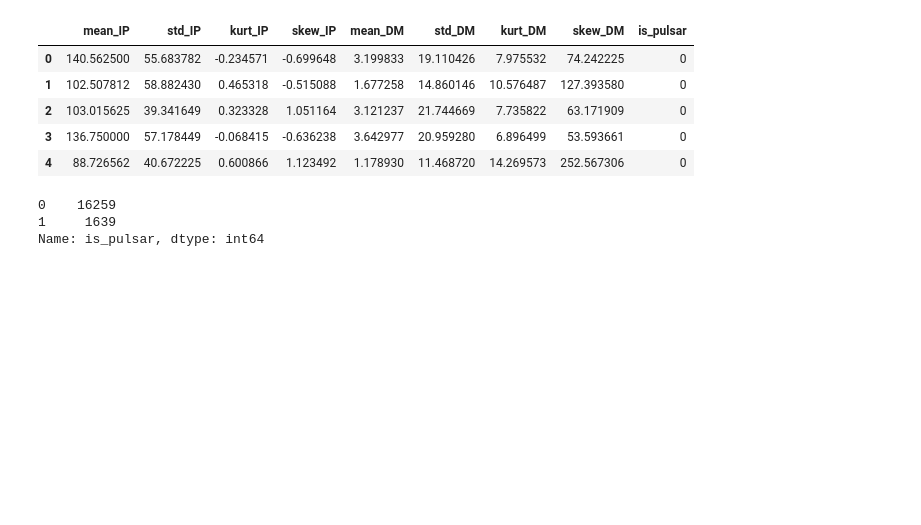
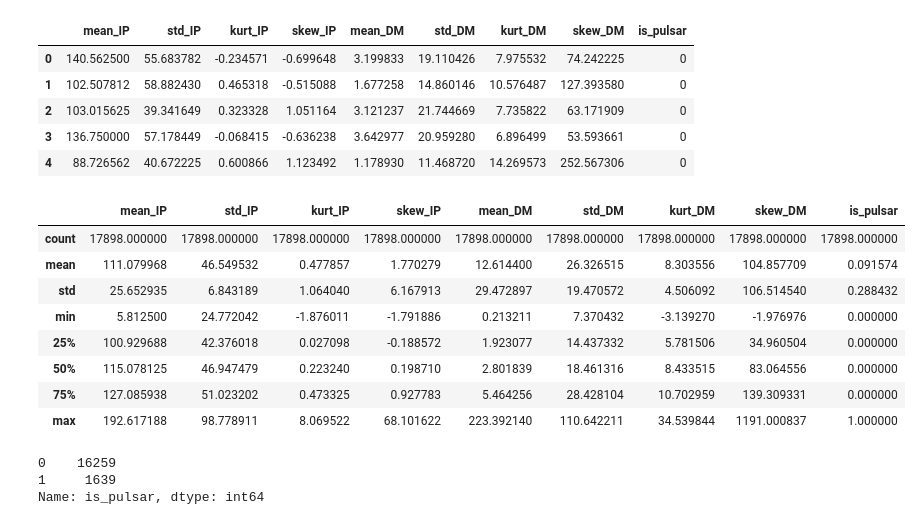
Before and after one commit to MrCycler/ML_PULSAR_CLASSIFICATION_PROJECT, a Jupyter notebook: PREPROCESAMIENTO DE DATA/Pre-visualización de datos.ipynb, the cells around one changed output. Cells and saved outputs as stored; diff of their text form; code cells hidden in the pictures; blank space fills up the shorter version.

```diff
--- a/PREPROCESAMIENTO DE DATA/Pre-visualización de datos.ipynb
+++ b/PREPROCESAMIENTO DE DATA/Pre-visualización de datos.ipynb
@@ -35,6 +44,18 @@ data_pulsar.head()
 | 2 | 103.015625 | 39.341649 | 0.323328 | 1.051164 | 3.121237 | 21.744669 | 7.735822 | 63.171909 | 0 |
 | 3 | 136.750000 | 57.178449 | -0.068415 | -0.636238 | 3.642977 | 20.959280 | 6.896499 | 53.593661 | 0 |
 | 4 | 88.726562 | 40.672225 | 0.600866 | 1.123492 | 1.178930 | 11.468720 | 14.269573 | 252.567306 | 0 |
+# %%
+data_pulsar.describe()
+# %% [output]
+|  | mean_IP | std_IP | kurt_IP | skew_IP | mean_DM | std_DM | kurt_DM | skew_DM | is_pulsar |
+| count | 17898.000000 | 17898.000000 | 17898.000000 | 17898.000000 | 17898.000000 | 17898.000000 | 17898.000000 | 17898.000000 | 17898.000000 |
+| mean | 111.079968 | 46.549532 | 0.477857 | 1.770279 | 12.614400 | 26.326515 | 8.303556 | 104.857709 | 0.091574 |
+| std | 25.652935 | 6.843189 | 1.064040 | 6.167913 | 29.472897 | 19.470572 | 4.506092 | 106.514540 | 0.288432 |
+| min | 5.812500 | 24.772042 | -1.876011 | -1.791886 | 0.213211 | 7.370432 | -3.139270 | -1.976976 | 0.000000 |
+| 25% | 100.929688 | 42.376018 | 0.027098 | -0.188572 | 1.923077 | 14.437332 | 5.781506 | 34.960504 | 0.000000 |
+| 50% | 115.078125 | 46.947479 | 0.223240 | 0.198710 | 2.801839 | 18.461316 | 8.433515 | 83.064556 | 0.000000 |
+| 75% | 127.085938 | 51.023202 | 0.473325 | 0.927783 | 5.464256 | 28.428104 | 10.702959 | 139.309331 | 0.000000 |
+| max | 192.617188 | 98.778911 | 8.069522 | 68.101622 | 223.392140 | 110.642211 | 34.539844 | 1191.000837 | 1.000000 |
 # %%
 #Conteo de valores positivos y negativos
 data_pulsar["is_pulsar"].value_counts()
```
Also changed, not shown: parts of 17 cells of this notebook, 4 other files.
